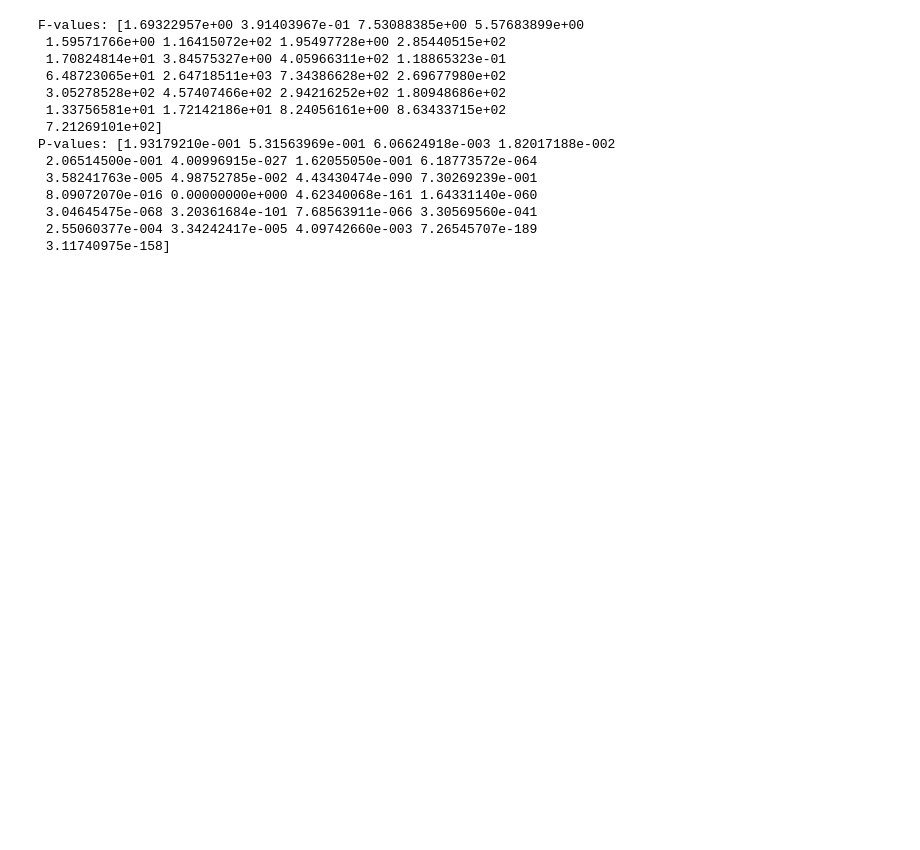
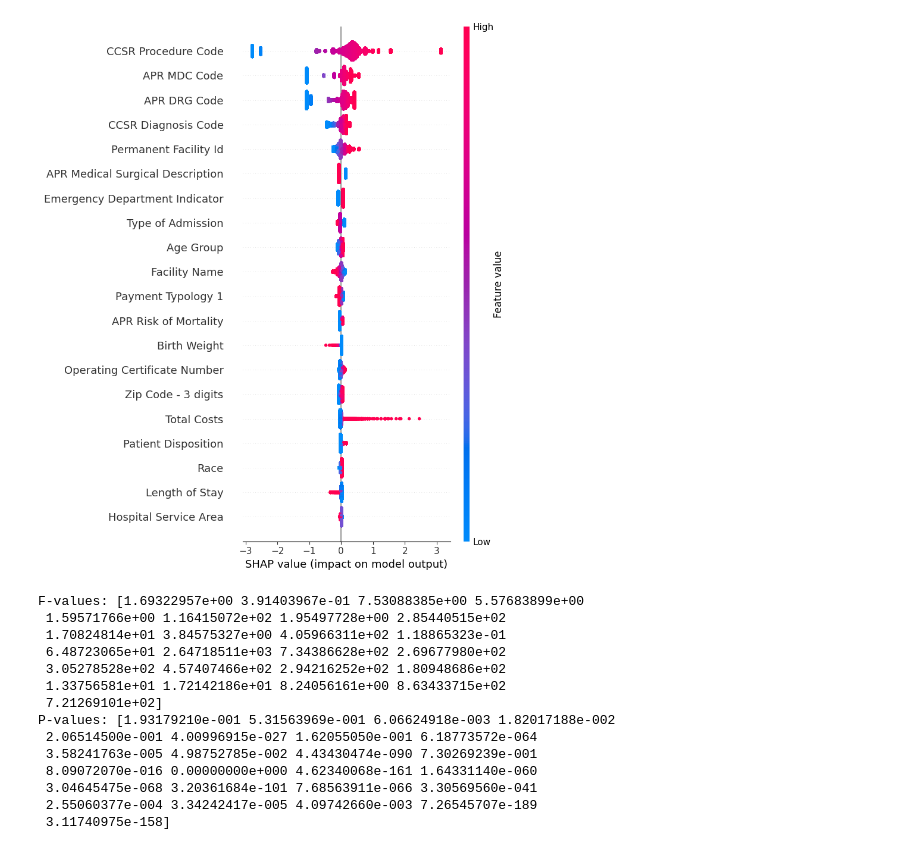
Before and after one commit to HemangSidana/COL-774-A1.2, a Jupyter notebook: anova.ipynb, the cells around one changed output. Cells and saved outputs as stored; diff of their text form; code cells hidden in the pictures; blank space fills up the shorter version.

```diff
--- a/anova.ipynb
+++ b/anova.ipynb
@@ -9,3 +31,62 @@ Y = train[:, -1]
+# %%
+import shap
+from sklearn.linear_model import LogisticRegression
+from sklearn.preprocessing import StandardScaler
+
+cat_ind=[0,1,2,3,4,5,6,8,9,11,12,13,14,15,16,17,18,19,20,21,22,24]
+# def encode(X,y,cat_ind):
+#     X_encoded = np.copy(X)
+#     for idx in cat_ind:
+#         unique_values = np.unique(X[:, idx])
+#         mean_target = np.array([np.mean(y[X[:, idx] == value]) for value in unique_values])
+#         encoding_map = dict(zip(unique_values, mean_target))
+#         X_encoded[:, idx] = np.array([encoding_map[value] for value in X[:, idx]])
+
+#     return X_encoded
+
+# def compute_target_encoding(X, y, cat_ind):
+#     encoding_maps = {}
+#     for idx in cat_ind:
+#         unique_values = np.unique(X[:, idx])
+#         mean_target = np.array([np.mean(y[X[:, idx] == value]) for value in unique_values])
+#         encoding_maps[idx] = dict(zip(unique_values, mean_target))
+#     return encoding_maps
+
+def compute_target_encoding(X, y, cat_ind, alpha=1000):
+    encoding_maps = {}
+    global_mean = np.mean(y)
+    for idx in cat_ind:
+        unique_values = np.unique(X[:, idx])
+        category_means = np.array([np.mean(y[X[:, idx] == value]) for value in unique_values])
+        category_counts = np.array([np.sum(X[:, idx] == value) for value in unique_values])
+
+        # Apply smoothing
+        smoothed_means = (category_means * category_counts + global_mean * alpha) / (category_counts + alpha)
+        encoding_maps[idx] = dict(zip(unique_values, smoothed_means))
+
+    return encoding_maps
+
+def apply_target_encoding(X, encoding_maps):
+    X_encoded = np.copy(X)
+    for idx, encoding_map in encoding_maps.items():
+        X_encoded[:, idx] = np.array([encoding_map.get(value, 0) for value in X[:, idx]])
+    return X_encoded
+
+enc= compute_target_encoding(X,Y,cat_ind)
+X_shap= apply_target_encoding(X,enc)
+scaler = StandardScaler()
+X_shap= scaler.fit_transform(X_shap)
+model = LogisticRegression().fit(X_shap, Y)
+
+# X_test= apply_target_encoding(X_test,enc)
+# X_test= scaler.transform(X_test)
+
+explainer = shap.LinearExplainer(model, X_shap)
+shap_values = explainer.shap_values(X_shap)
+
+shap.summary_plot(shap_values, X_shap, feature_names=feature_name)
+# %% [output]
+[figure, added]
 # %%
 from sklearn.feature_selection import f_classif
 F_values, p_values = f_classif(X, Y)
```
Also changed, not shown: parts of 8 cells of this notebook, 2 other files.
